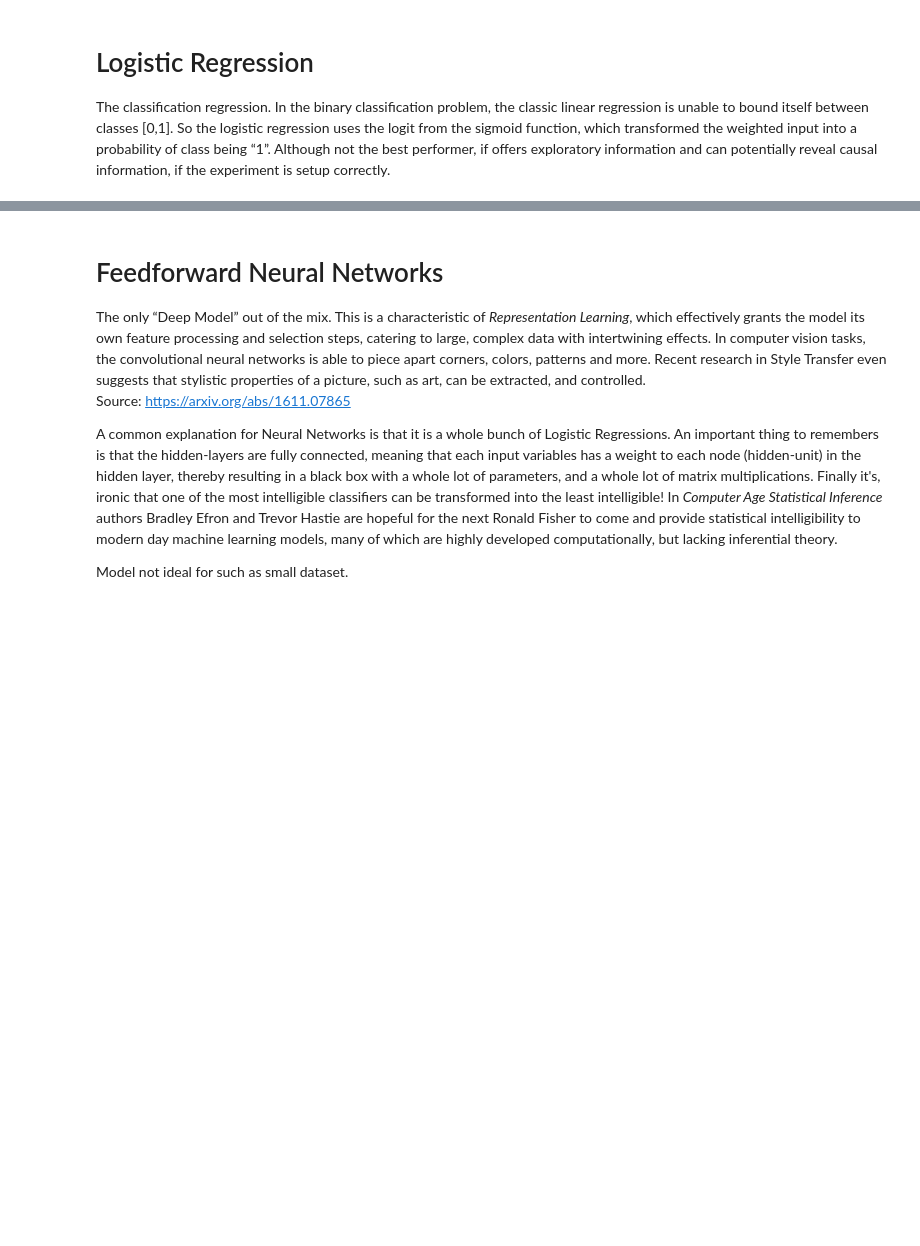
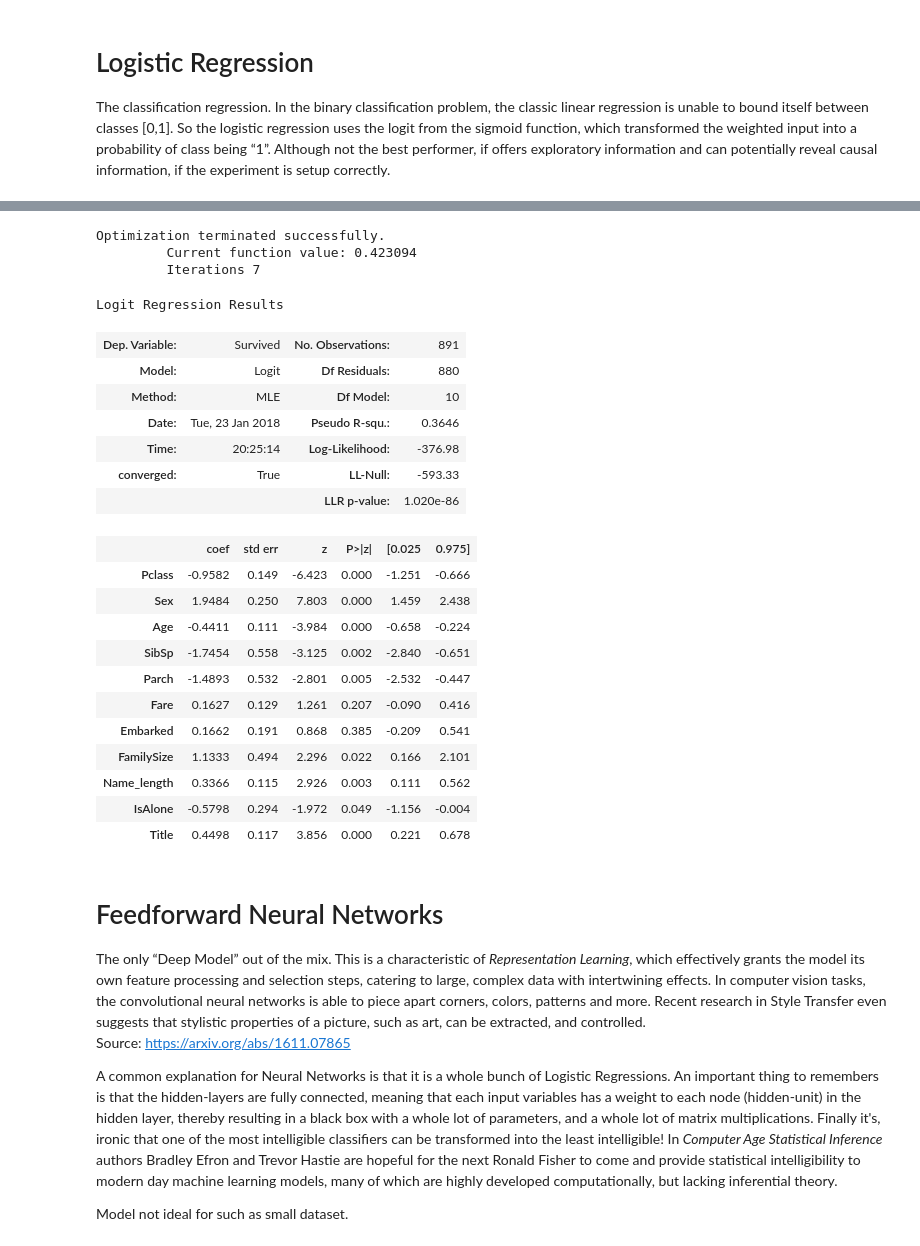
Before and after one commit to Tariq-Anwar/Machine-Learning, a Jupyter notebook: Classification/Titanic Disaster Survival- A Supervised Learning Classification Problem.ipynb, the cells around one changed output, grey strips where cells are left out. Cells and saved outputs as stored; diff of their text form; code cells hidden in the pictures; blank space fills up the shorter version.

```diff
--- a/Classification/Titanic Disaster Survival- A Supervised Learning Classification Problem.ipynb
+++ b/Classification/Titanic Disaster Survival- A Supervised Learning Classification Problem.ipynb
@@ -779,10 +963,33 @@ norm_save(LogisticRegression(),score, "Logistic_Regression")
 # %%
-# Statsmodel doesn't seem to work in kernel.
+import statsmodels.api as sm
 
-# import statsmodels.api as sm
-# logit = sm.Logit(y, X) # fit the model
-# result = logit.fit()
-# result.summary()
+logit = sm.Logit(y, X) # fit the model
+result = logit.fit()
+result.summary()
+# %% [output]
+Optimization terminated successfully.
+         Current function value: 0.423094
+         Iterations 7
+Logit Regression Results
+| Dep. Variable: | Survived | No. Observations: | 891 |
+| Model: | Logit | Df Residuals: | 880 |
+| Method: | MLE | Df Model: | 10 |
+| Date: | Tue, 23 Jan 2018 | Pseudo R-squ.: | 0.3646 |
+| Time: | 20:25:14 | Log-Likelihood: | -376.98 |
+| converged: | True | LL-Null: | -593.33 |
+|  |  | LLR p-value: | 1.020e-86 |
+|  | coef | std err | z | P>|z| | [0.025 | 0.975] |
+| Pclass | -0.9582 | 0.149 | -6.423 | 0.000 | -1.251 | -0.666 |
+| Sex | 1.9484 | 0.250 | 7.803 | 0.000 | 1.459 | 2.438 |
+| Age | -0.4411 | 0.111 | -3.984 | 0.000 | -0.658 | -0.224 |
+| SibSp | -1.7454 | 0.558 | -3.125 | 0.002 | -2.840 | -0.651 |
+| Parch | -1.4893 | 0.532 | -2.801 | 0.005 | -2.532 | -0.447 |
+| Fare | 0.1627 | 0.129 | 1.261 | 0.207 | -0.090 | 0.416 |
+| Embarked | 0.1662 | 0.191 | 0.868 | 0.385 | -0.209 | 0.541 |
+| FamilySize | 1.1333 | 0.494 | 2.296 | 0.022 | 0.166 | 2.101 |
+| Name_length | 0.3366 | 0.115 | 2.926 | 0.003 | 0.111 | 0.562 |
+| IsAlone | -0.5798 | 0.294 | -1.972 | 0.049 | -1.156 | -0.004 |
+| Title | 0.4498 | 0.117 | 3.856 | 0.000 | 0.221 | 0.678 |
 # %% [markdown]
 # Feedforward Neural Networks
 <a id="FNN"></a>
```
Also changed, not shown: parts of 54 cells of this notebook, 8 other files.
